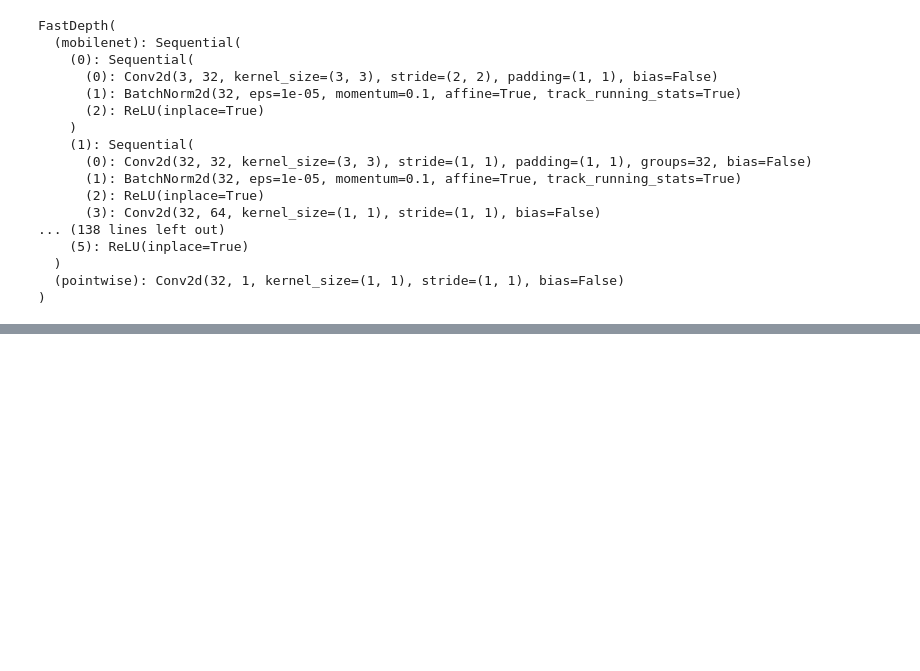
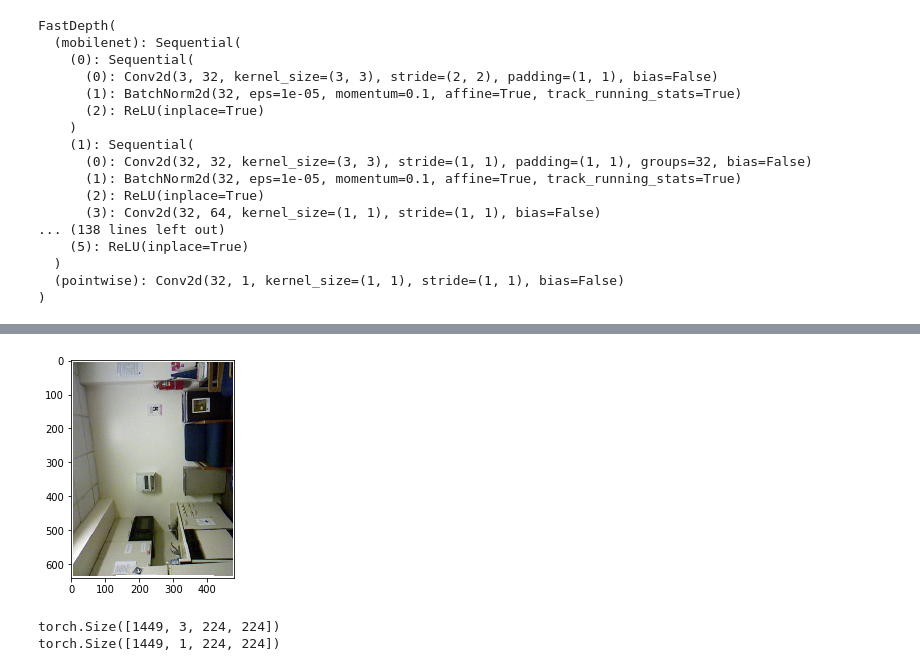
Before and after one commit to hardik01shah/SAiDL-Summer-Assignment-2021, a Jupyter notebook: Paper Implementation/SAiDL_Assignment3_FastDepth.ipynb, the cells around one changed output, grey strips where cells are left out. Drawn from its saved outputs; the diff is of its cells as text; code cells hidden in the pictures; blank space fills up the shorter version.

```diff
--- a/Paper Implementation/SAiDL_Assignment3_FastDepth.ipynb
+++ b/Paper Implementation/SAiDL_Assignment3_FastDepth.ipynb
@@ -323,7 +314,7 @@ from matplotlib import pyplot as plt
 import h5py
 import numpy as np
 # %%
-filepath = 'nyu_depth_v2_labeled.mat'
+filepath = 'drive/MyDrive/Saidl Assignment/nyu_depth_v2_labeled.mat'
 arrays = {}
 f = h5py.File(filepath)
 #print(f[depths])
@@ -351,0 +352,20 @@ plt.show()
+# %%
+plt.imshow(im[0], interpolation='nearest')
+plt.show()
+# %% [output]
+[figure, added]
+# %%
+from torchvision.transforms import ToTensor, ToPILImage
+import torch.nn.functional as F
+import torch
+
+img = torch.from_numpy(images)
+dep = torch.from_numpy(d)
+#img = ToTensor()(img)
+out_im = F.interpolate(img, (224,224))
+out_dep = F.interpolate(dep, (224,224))
+print(out_im.shape)
+print(out_dep.shape)
+# %% [output]
+torch.Size([1449, 3, 224, 224])
+torch.Size([1449, 1, 224, 224])
```
Also changed, not shown: parts of 23 cells of this notebook.
